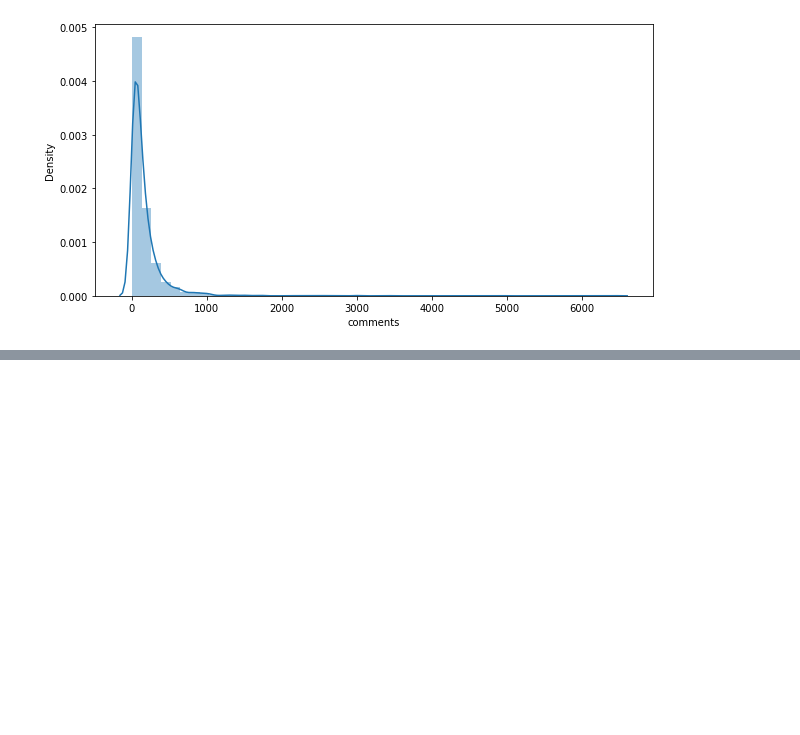
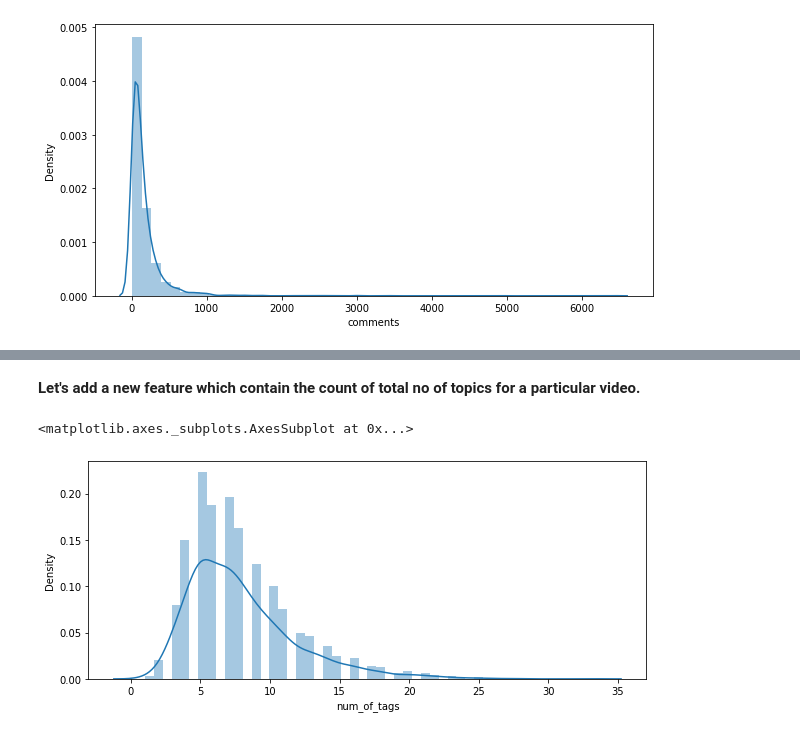
Before and after one commit to Pgupta1996/Ted_Talk_views_Prediction, a Jupyter notebook: Ted_Talk_views_Prediction.ipynb, the cells around one changed output, grey strips where cells are left out. Cells and saved outputs as stored; diff of their text form; code cells hidden in the pictures; blank space fills up the shorter version.

```diff
--- a/Ted_Talk_views_Prediction.ipynb
+++ b/Ted_Talk_views_Prediction.ipynb
@@ -595,0 +691,3 @@ sns.distplot(dataset['comments'])
+# %%
+dataset['topics'] = dataset.apply(lambda row: eval(row['topics']), axis=1)
+dataset['topics']
@@ -595,0 +707,9 @@ sns.distplot(dataset['comments'])
+# %% [markdown]
+**Let's add a new feature which contain the count of total no of topics for a particular video.**
+# %%
+dataset['num_of_tags'] = dataset.apply(lambda x: len(x['topics']), axis=1)
+plt.figure(figsize=(10,4))
+sns.distplot(dataset['num_of_tags'])
+# %% [output]
+<matplotlib.axes._subplots.AxesSubplot at 0x...>
+[figure, added]
```
Also changed, not shown: parts of 25 cells of this notebook.
